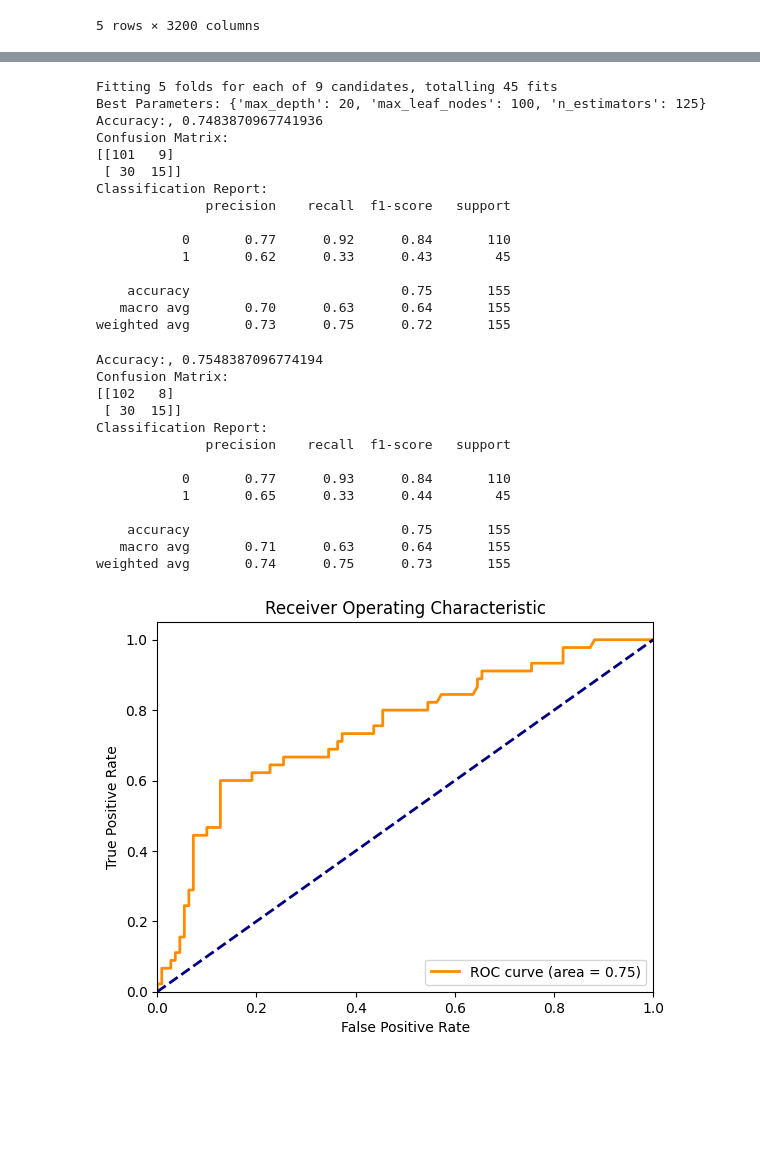
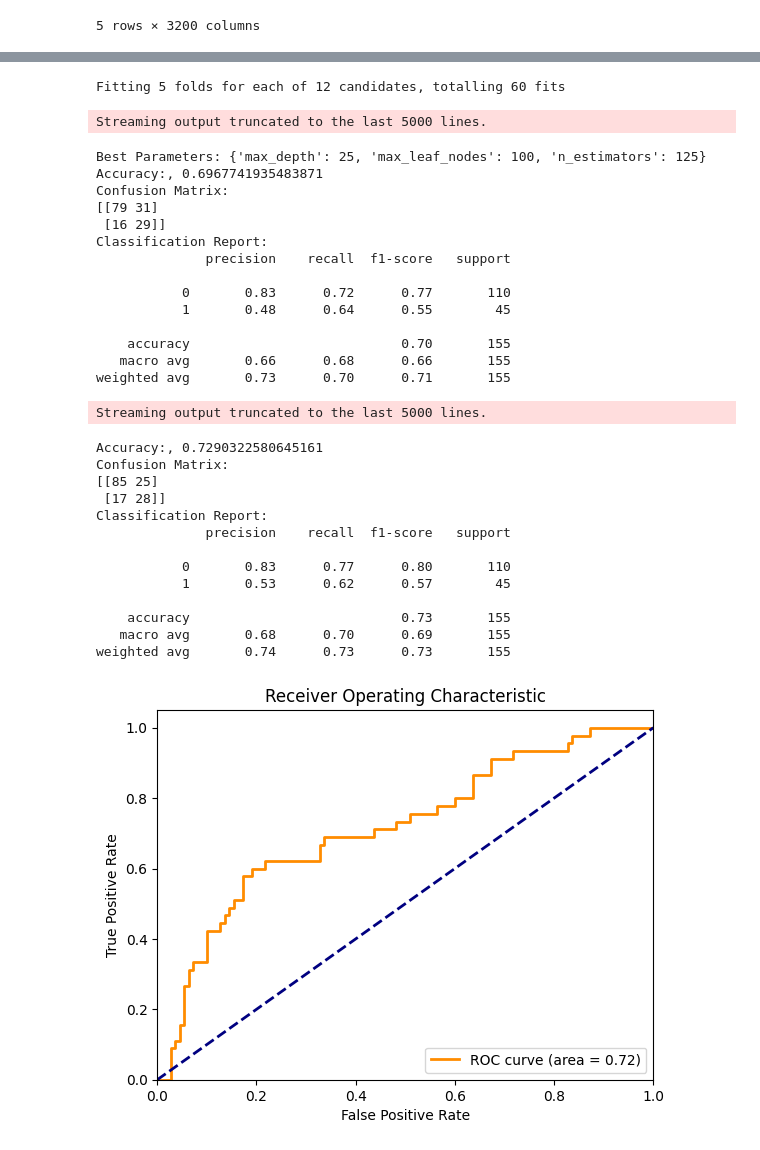
Before and after one commit to JalenCai/Lab09, a Jupyter notebook: Sepsis_USC.ipynb, the cells around one changed output, grey strips where cells are left out. Drawn from its saved outputs; the diff is of its cells as text; code cells hidden in the pictures; blank space fills up the shorter version.

```diff
--- a/Sepsis_USC.ipynb
+++ b/Sepsis_USC.ipynb
@@ -106,20 +119,20 @@ from sklearn.model_selection import GridSearchCV
 
 # Define the parameter grid
 param_grid = {
-    'n_estimators': [90, 100, 125],
-    'max_depth': [20],
+    'n_estimators': [100, 125],
+    'max_depth': [20, 25],
     'max_leaf_nodes': [150, 100, 125],
 
 }
 
 # Initialize the Random Forrest Classifier
-forest_model = RandomForestClassifier()
+forest_model = BalancedRandomForestClassifier()
 
 # Initialize Grid Search
 grid_search = GridSearchCV(estimator=forest_model, param_grid=param_grid, cv=5, scoring='f1_weighted', verbose=1, n_jobs=1)
 
 # Fit the model
-grid_search.fit(X_train_balanced, y_train_balanced)
+grid_search.fit(X_train, y_train)
 
 # Get the best parameters and best model
 best_params = grid_search.best_params_
@@ -142,21 +155,22 @@ print(conf_matrix)
 print("Classification Report:")
 print(class_report)
 # %% [output]
-Fitting 5 folds for each of 9 candidates, totalling 45 fits
-Best Parameters: {'max_depth': 20, 'max_leaf_nodes': 100, 'n_estimators': 125}
-Accuracy:, 0.7483870967741936
-Confusion Matrix:
-[[101   9]
- [ 30  15]]
-Classification Report:
-              precision    recall  f1-score   support
-
-           0       0.77      0.92      0.84       110
-           1       0.62      0.33      0.43        45
-
-    accuracy                           0.75       155
-   macro avg       0.70      0.63      0.64       155
-weighted avg       0.73      0.75      0.72       155
+Fitting 5 folds for each of 12 candidates, totalling 60 fits
+Streaming output truncated to the last 5000 lines.
+Best Parameters: {'max_depth': 25, 'max_leaf_nodes': 100, 'n_estimators': 125}
+Accuracy:, 0.6967741935483871
+Confusion Matrix:
+[[79 31]
+ [16 29]]
+Classification Report:
+              precision    recall  f1-score   support
+
+           0       0.83      0.72      0.77       110
+           1       0.48      0.64      0.55        45
+
+    accuracy                           0.70       155
+   macro avg       0.66      0.68      0.66       155
+weighted avg       0.73      0.70      0.71       155
 # %%
 from xgboost import plot_importance
 
@@ -193,7 +207,7 @@ param_dist = {'n_estimators': randint(50,500),
               'max_depth': randint(10, 30)}
 
 # Create a random forest classifier
-forest_model = RandomForestClassifier()
+forest_model = BalancedRandomForestClassifier()
 
 # Use random search to find the best hyperparameters
 rand_search = RandomizedSearchCV(forest_model,
@@ -202,50 +216,59 @@ rand_search = RandomizedSearchCV(forest_model,
                                  cv=5)
 
 # Fit the random search object to the data
-rand_search.fit(X_train_balanced, y_train_balanced)
+rand_search.fit(X_train, y_train)
 
 # Make predictions
 Sepsis_preds = rand_search.predict(X_test)
 Sepsis_preds_proba = rand_search.predict_proba(X_test)[:, 1]
 
 # Evaluate the model
 accuracy = accuracy_score(y_test, Sepsis_preds)
 conf_matrix = confusion_matrix(y_test, Sepsis_preds)
 class_report = classification_report(y_test, Sepsis_preds)
 
 print(f"Accuracy:, {accuracy}")
 print("Confusion Matrix:")
 print(conf_matrix)
 print("Classification Report:")
 print(class_report)
 
 # Generate ROC curve and calculate AUC
 fpr, tpr, _= roc_curve(y_test, Sepsis_preds_proba)
 roc_auc = auc(fpr, tpr)
 
 # Plot ROC curve
 plt.figure()
 plt.plot(fpr, tpr, color='darkorange', lw=2, label=f'ROC curve (area = {roc_auc:.2f})')
 plt.plot([0, 1], [0, 1], color='navy', lw=2, linestyle='--')
 plt.xlim([0.0, 1.0])
 plt.ylim([0.0, 1.05])
 plt.xlabel('False Positive Rate')
 plt.ylabel('True Positive Rate')
 plt.title('Receiver Operating Characteristic')
 plt.legend(loc="lower right")
 plt.show()
+
+# Heatmap for the confusion matrix
+plt.figure(figsize=(8, 6))
+sns.heatmap(conf_matrix, annot=True, fmt='d', cmap='Blues')
+plt.title('Confusion Matrix Heatmap for SVM')
+plt.xlabel('Predicted Label')
+plt.ylabel('True Label')
+plt.show()
 # %% [output]
-Accuracy:, 0.7548387096774194
-Confusion Matrix:
-[[102   8]
- [ 30  15]]
-Classification Report:
-              precision    recall  f1-score   support
-
-           0       0.77      0.93      0.84       110
-           1       0.65      0.33      0.44        45
-
-    accuracy                           0.75       155
-   macro avg       0.71      0.63      0.64       155
-weighted avg       0.74      0.75      0.73       155
+Streaming output truncated to the last 5000 lines.
+Accuracy:, 0.7290322580645161
+Confusion Matrix:
+[[85 25]
+ [17 28]]
+Classification Report:
+              precision    recall  f1-score   support
+
+           0       0.83      0.77      0.80       110
+           1       0.53      0.62      0.57        45
+
+    accuracy                           0.73       155
+   macro avg       0.68      0.70      0.69       155
+weighted avg       0.74      0.73      0.73       155
-[figure, old version]
+[figure, new version]
```
Also changed, not shown: parts of 3 cells of this notebook.
